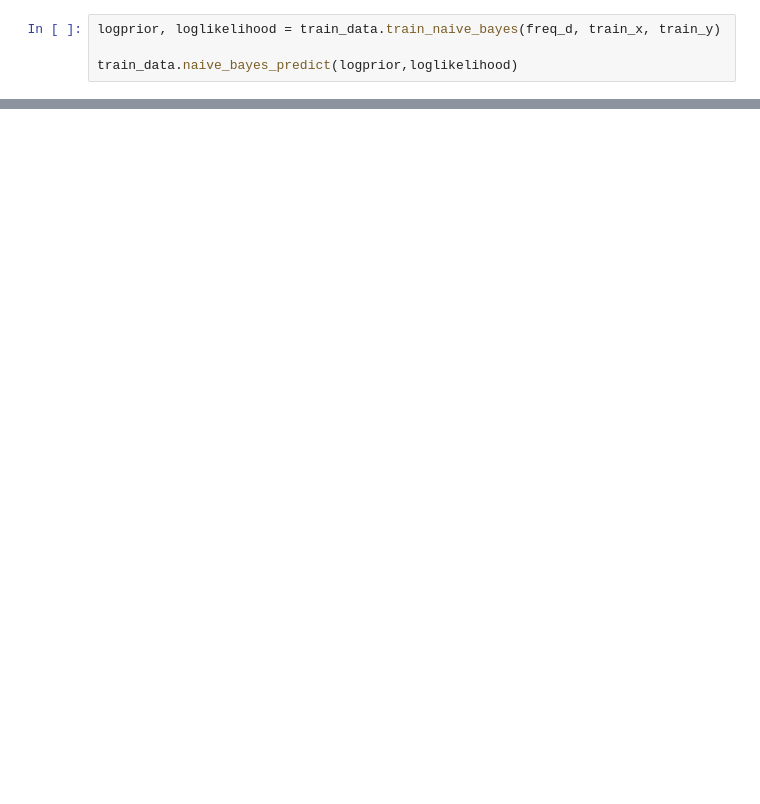
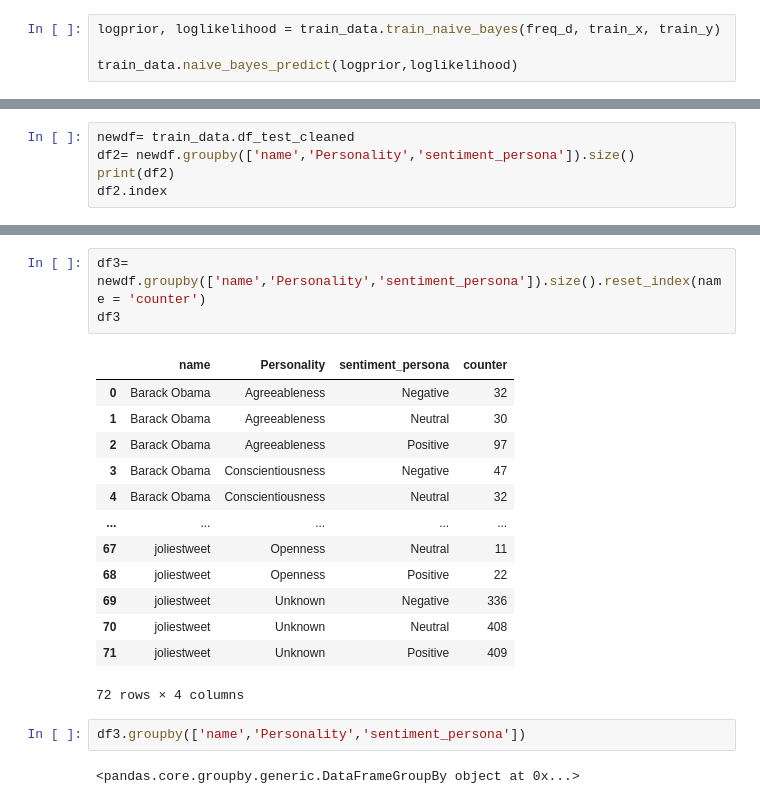
Before and after one commit to Data-mining-project-team2/Personality_perception, a Jupyter notebook: src/DM_working_code.ipynb, the cells around one changed output, grey strips where cells are left out. Saved outputs shown, nothing was run; the diff lists cells and outputs as text; blank space fills up the shorter version.

```diff
--- a/src/DM_working_code.ipynb
+++ b/src/DM_working_code.ipynb
@@ -235,0 +302,5 @@ train_data.df_test_cleaned
+# %%
+newdf= train_data.df_test_cleaned
+df2= newdf.groupby(['name','Personality','sentiment_persona']).size()
+print(df2)
+df2.index
@@ -235,0 +338,21 @@ train_data.df_test_cleaned
+# %%
+df3= newdf.groupby(['name','Personality','sentiment_persona']).size().reset_index(name = 'counter')
+df3
+# %% [output]
+|  | name | Personality | sentiment_persona | counter |
+| 0 | Barack Obama | Agreeableness | Negative | 32 |
+| 1 | Barack Obama | Agreeableness | Neutral | 30 |
+| 2 | Barack Obama | Agreeableness | Positive | 97 |
+| 3 | Barack Obama | Conscientiousness | Negative | 47 |
+| 4 | Barack Obama | Conscientiousness | Neutral | 32 |
+| ... | ... | ... | ... | ... |
+| 67 | joliestweet | Openness | Neutral | 11 |
+| 68 | joliestweet | Openness | Positive | 22 |
+| 69 | joliestweet | Unknown | Negative | 336 |
+| 70 | joliestweet | Unknown | Neutral | 408 |
+| 71 | joliestweet | Unknown | Positive | 409 |
+72 rows × 4 columns
+# %%
+df3.groupby(['name','Personality','sentiment_persona'])
+# %% [output]
+<pandas.core.groupby.generic.DataFrameGroupBy object at 0x...>
```
Also changed, not shown: parts of 13 cells of this notebook.
